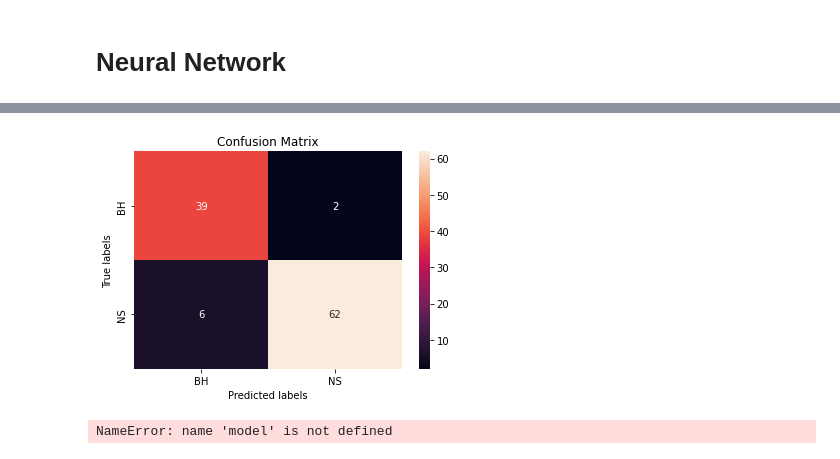
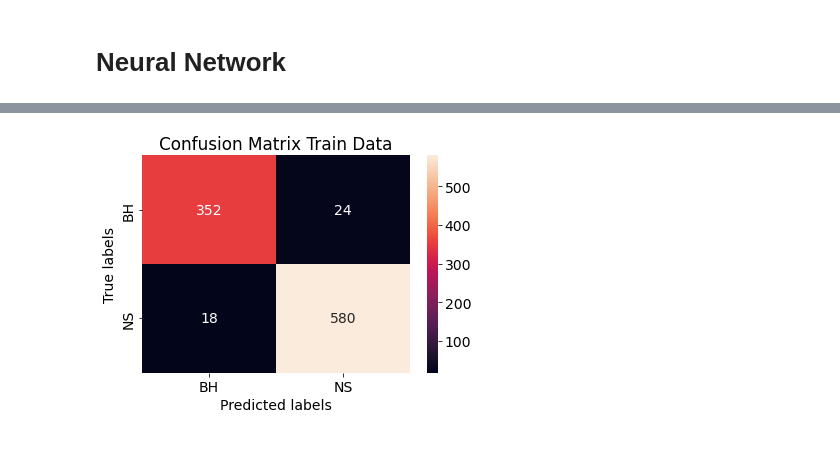
Before and after one commit to KumaranShivam5/aurora, a Jupyter notebook: phase_03/class_wise_v3/NN_NS_BH.ipynb, the cells around one changed output, grey strips where cells are left out. Cells and saved outputs as stored; diff of their text form; code cells hidden in the pictures.

```diff
--- a/phase_03/class_wise_v3/NN_NS_BH.ipynb
+++ b/phase_03/class_wise_v3/NN_NS_BH.ipynb
@@ -265,43 +253,24 @@ ValueError: matmul: Input operand 1 has a mismatch in its core dimension 0, with
 # %%
 import seaborn as sns
-# %%
-y_pred_prob = model.predict(x_test)
-#y_pred=  [np.argmax(yi) for yi in y_pred]
-y_pred = []
-for yi in y_pred_prob:
-    temp = [0]*len(yi)
-    temp[np.argmax(yi)] = 1
-    y_pred.append(temp)
-y_pred =  np.asarray(y_pred)
-#print(y)
-cf = np.matmul(one_hot_y_test.T , y_pred)
-
-ax= plt.subplot()
-sns.heatmap(cf, annot=True, fmt='g', ax=ax);  #annot=True to annotate cells, ftm='g' to disable scientific notation
-
-# labels, title and ticks
-ax.set_xlabel('Predicted labels');ax.set_ylabel('True labels');
-ax.set_title('Confusion Matrix');
-ax.xaxis.set_ticklabels(['BH', 'NS']); ax.yaxis.set_ticklabels(['BH', 'NS']);
-plt.savefig('plots/cf_ns_bh_test.jpg')
-# %% [output]
-[figure, removed]
 # %%
 %reload_ext autoreload
 # %%
 %autoreload 2
 from my_utils.score import test_func , conf_matrix
 from my_utils.print_lines import *
+# %%
+font = {'size'   : 14}
+plt.rc('font', **font)
 # %%
 cf = conf_matrix(model , x_train , one_hot_y_train)
 
 ax= plt.subplot()
 sns.heatmap(cf, annot=True, fmt='g', ax=ax);  #annot=True to annotate cells, ftm='g' to disable scientific notation
 
 # labels, title and ticks
 ax.set_xlabel('Predicted labels');ax.set_ylabel('True labels');
-ax.set_title('Confusion Matrix');
+ax.set_title('Confusion Matrix Train Data');
 ax.xaxis.set_ticklabels(['BH', 'NS']); ax.yaxis.set_ticklabels(['BH', 'NS']);
-#plt.savefig('plots/cf_ns_bh_test.jpg')
+plt.savefig('plots/cf_ns_bh_train.jpg')
 # %% [output]
-NameError: name 'model' is not defined
+[figure, added]
```
Also changed, not shown: parts of 10 cells of this notebook, 9 other files.
